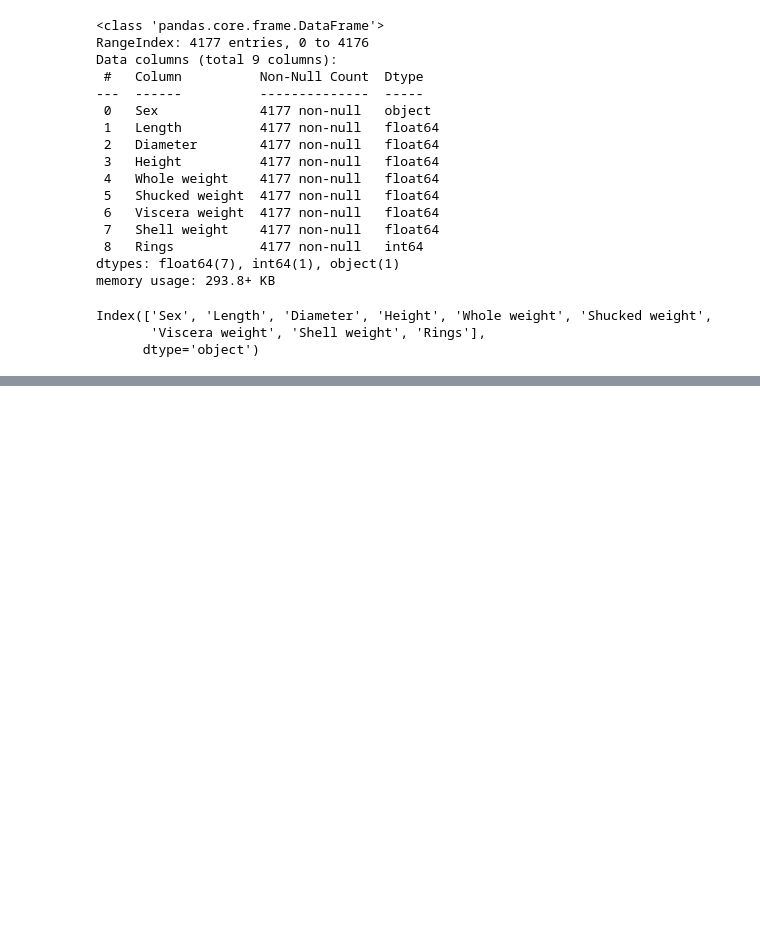
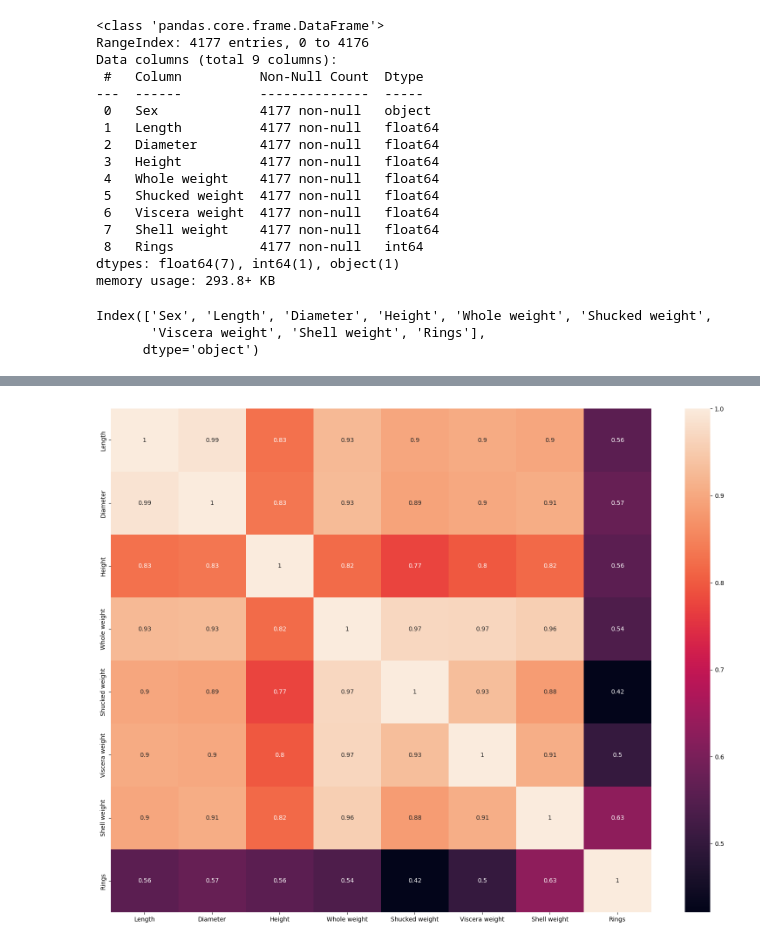
Before and after one commit to mynamescheff/some-data-ig, a Jupyter notebook: abalone/model.ipynb, the cells around one changed output, grey strips where cells are left out. Cells and saved outputs as stored; diff of their text form; code cells hidden in the pictures; blank space fills up the shorter version.

```diff
--- a/abalone/model.ipynb
+++ b/abalone/model.ipynb
@@ -84,0 +102,8 @@ Index(['Sex', 'Length', 'Diameter', 'Height', 'Whole weight', 'Shucked weight',
+# %%
+#correlation matrix
+corr_matrix = df.corr()
+plt.figure(figsize=(20,15))
+sns.heatmap(corr_matrix, annot=True)
+plt.show()
+# %% [output]
+[figure, added]
```
Also changed, not shown: parts of 11 cells of this notebook, 4 other files.
